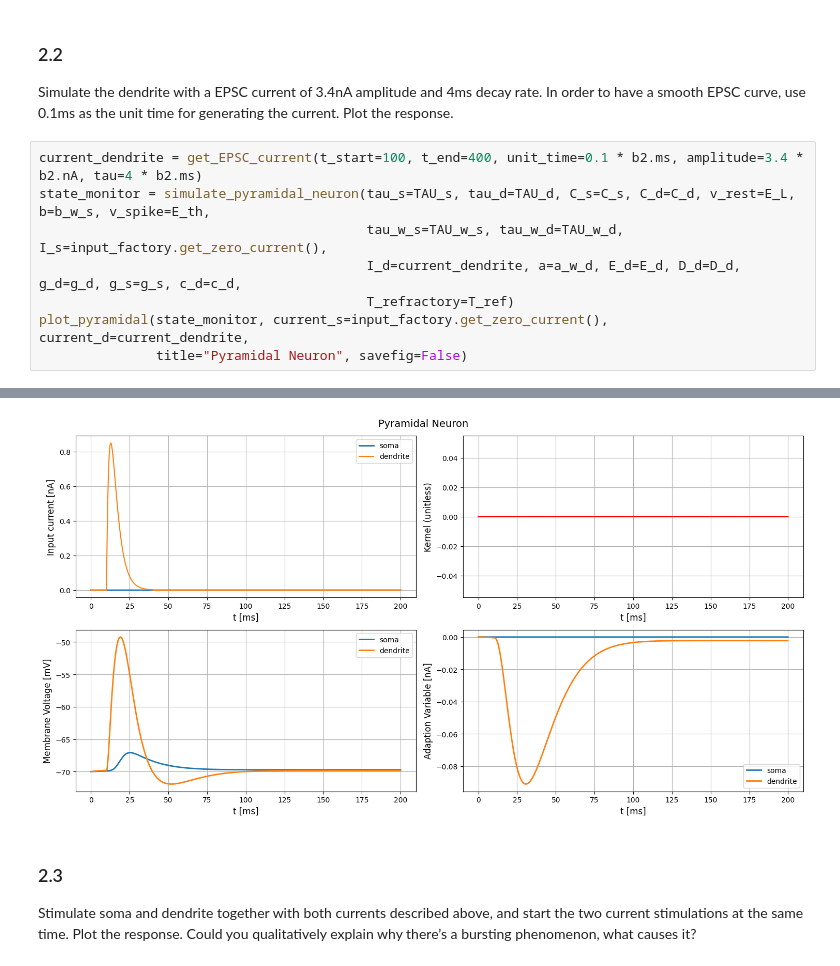
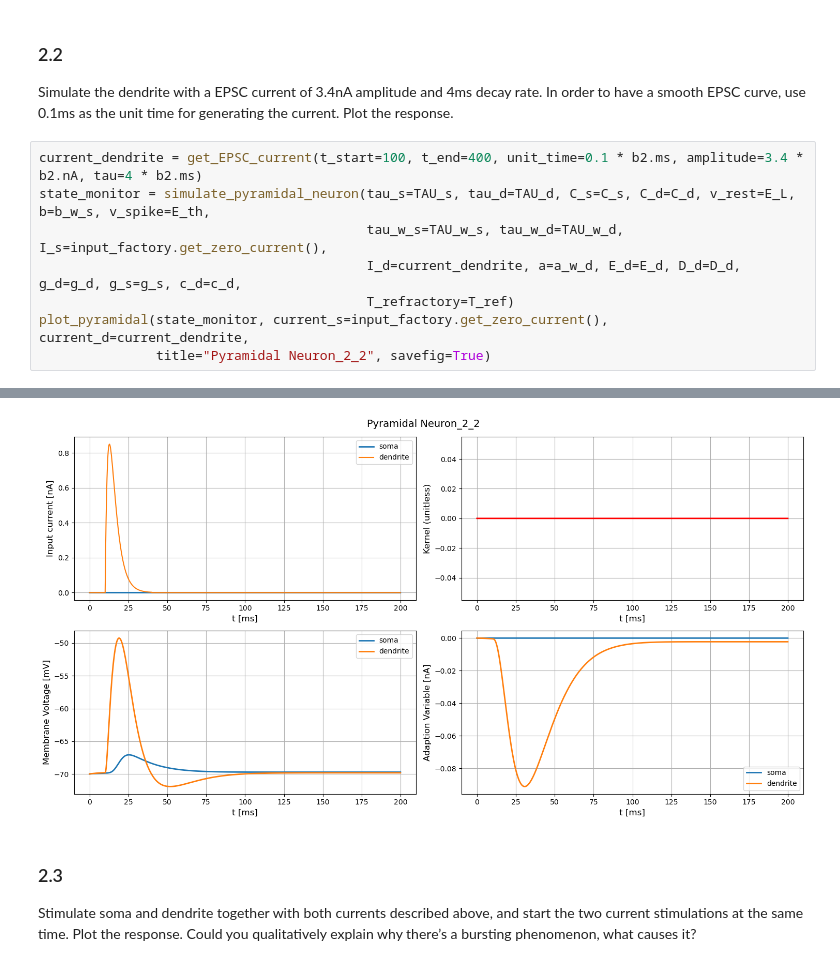
Before and after one commit to lniederhauser/neuronal_dynamics_miniproject, a Jupyter notebook: main.ipynb, the cells around one changed output, grey strips where cells are left out. Saved outputs shown, nothing was run; the diff lists cells and outputs as text.

```diff
--- a/main.ipynb
+++ b/main.ipynb
@@ -233,5 +196,5 @@ state_monitor = simulate_pyramidal_neuron(tau_s=TAU_s, tau_d=TAU_d, C_s=C_s, C_d
                                           I_d=current_dendrite, a=a_w_d, E_d=E_d, D_d=D_d, g_d=g_d, g_s=g_s, c_d=c_d,
                                           T_refractory=T_ref)
 plot_pyramidal(state_monitor, current_s=input_factory.get_zero_current(), current_d=current_dendrite,
-               title="Pyramidal Neuron", savefig=False)
+               title="Pyramidal Neuron_2_2", savefig=True)
 # %% [output]
@@ -238,4 +202,4 @@ plot_pyramidal(state_monitor, current_s=input_factory.get_zero_current(), curren
-[figure, old version]
+[figure, new version]
 # %% [markdown]
 ### 2.3
 Stimulate soma and dendrite together with both currents described above, and start the two current stimulations at the same time. Plot the response. Could you qualitatively explain why there’s a bursting phenomenon, what causes it?
```
Also changed, not shown: parts of 24 cells of this notebook, 1 other file.
